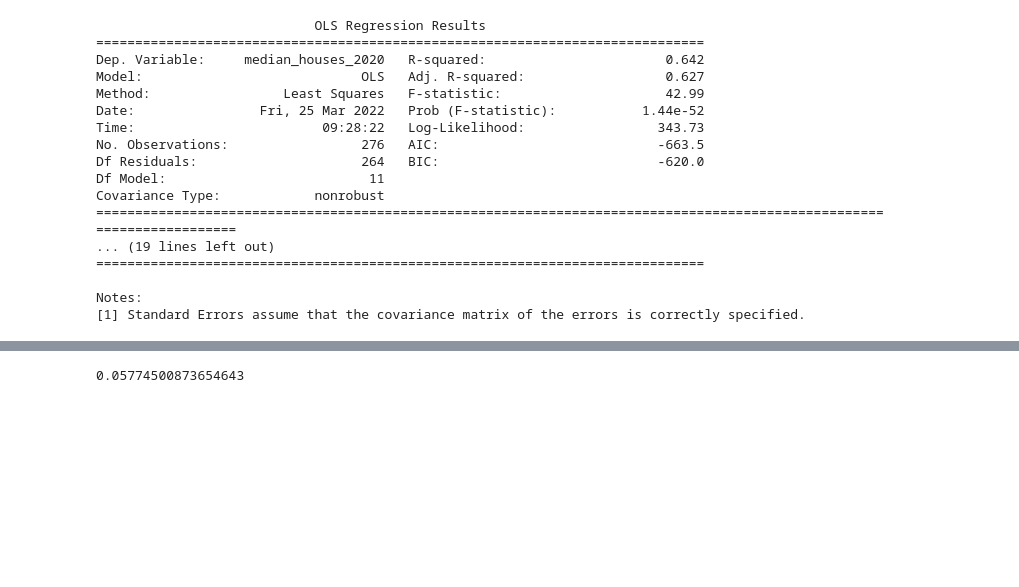
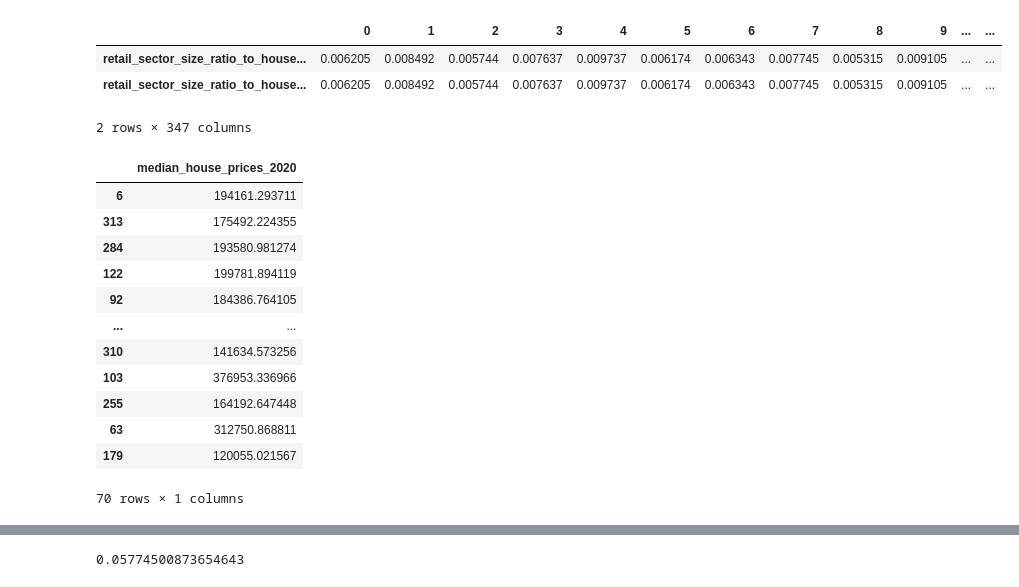
Before and after one commit to SIthodox2286/mdm_3_phace_C, a Jupyter notebook: multi_variable_linear_regression_analysis.ipynb, the cells around one changed output, grey strips where cells are left out. Cells and saved outputs as stored; diff of their text form; code cells hidden in the pictures; blank space fills up the shorter version.

```diff
--- a/multi_variable_linear_regression_analysis.ipynb
+++ b/multi_variable_linear_regression_analysis.ipynb
@@ -69,2 +74,27 @@ quality_of_life_dataframe = pd.DataFrame([worksheet['Education'],worksheet['Arts
 # %%
-quality_of_life_dataframe = quality_of_life_dataframe.transpose()
+taxi_only_licensed_drivers_ratio = taxi_only_licensed_drivers/total_households_2020
+taxi_only_licensed_drivers_ratio = taxi_only_licensed_drivers_ratio.astype('float')
+taxi_only_licensed_drivers_ratio = pd.DataFrame(taxi_only_licensed_drivers_ratio)
+taxi_only_licensed_drivers_ratio.columns=['taxi_only_licensed_drivers_ratio_to_households']
+
+total_drivers_ratio = total_drivers/total_households_2020
+total_drivers_ratio = total_drivers_ratio.astype('float')
+total_drivers_ratio = pd.DataFrame(total_drivers_ratio)
+total_drivers_ratio.columns=['total_drivers_ratio_to_households']
+
+health_sector_size_ratio = health_sector_size/total_households_2020
+health_sector_size_ratio = health_sector_size_ratio.astype('float')
+health_sector_size_ratio = pd.DataFrame(health_sector_size_ratio)
+health_sector_size_ratio.columns=['health_sector_size_ratio_to_households']
+
+retail_sector_size_ratio = retail_sector_size/total_households_2020
+retail_sector_size_ratio = retail_sector_size_ratio.astype('float')
+retail_sector_size_ratio = pd.DataFrame(retail_sector_size_ratio)
+retail_sector_size_ratio.columns=['retail_sector_size_ratio_to_households']
+# %%
+pd.DataFrame([retail_sector_size_ratio['retail_sector_size_ratio_to_households'],retail_sector_size_ratio['retail_sector_size_ratio_to_households']])
+# %% [output]
+|  | 0 | 1 | 2 | 3 | 4 | 5 | 6 | 7 | 8 | 9 | ... | ... |
+| retail_sector_size_ratio_to_house... | 0.006205 | 0.008492 | 0.005744 | 0.007637 | 0.009737 | 0.006174 | 0.006343 | 0.007745 | 0.005315 | 0.009105 | ... | ... |
+| retail_sector_size_ratio_to_house... | 0.006205 | 0.008492 | 0.005744 | 0.007637 | 0.009737 | 0.006174 | 0.006343 | 0.007745 | 0.005315 | 0.009105 | ... | ... |
+2 rows × 347 columns
@@ -79,26 +153,0 @@ test_y_norm = MinMaxNormal(test_y)
-# %%
-# with statsmodels
-XX = sm.add_constant(train_X_norm) # adding a constant
-test_stats_model_overall = sm.add_constant(test_X_norm) # adding a constant
-statsmodel_model = sm.OLS(train_y_norm, XX).fit()
-statsmodel_predictions = statsmodel_model.predict(test_stats_model_overall)
-print_model = statsmodel_model.summary()
-print(print_model)
-# %% [output]
-                            OLS Regression Results
-==============================================================================
-Dep. Variable:     median_houses_2020   R-squared:                       0.642
-Model:                            OLS   Adj. R-squared:                  0.627
-Method:                 Least Squares   F-statistic:                     42.99
-Date:                Fri, 25 Mar 2022   Prob (F-statistic):           1.44e-52
-Time:                        09:28:22   Log-Likelihood:                 343.73
-No. Observations:                 276   AIC:                            -663.5
-Df Residuals:                     264   BIC:                            -620.0
-Df Model:                          11
-Covariance Type:            nonrobust
-=======================================================================================================================
-... (19 lines left out)
-==============================================================================
-
-Notes:
-[1] Standard Errors assume that the covariance matrix of the errors is correctly specified.
@@ -113,0 +175,16 @@ f_predictions = denormal(f_predictions,test_y)
+# %%
+pl_full_predictions
+# %% [output]
+|  | median_house_prices_2020 |
+| 6 | 194161.293711 |
+| 313 | 175492.224355 |
+| 284 | 193580.981274 |
+| 122 | 199781.894119 |
+| 92 | 184386.764105 |
+| ... | ... |
+| 310 | 141634.573256 |
+| 103 | 376953.336966 |
+| 255 | 164192.647448 |
+| 63 | 312750.868811 |
+| 179 | 120055.021567 |
+70 rows × 1 columns
```
Also changed, not shown: parts of 21 cells of this notebook, 13 other files.
